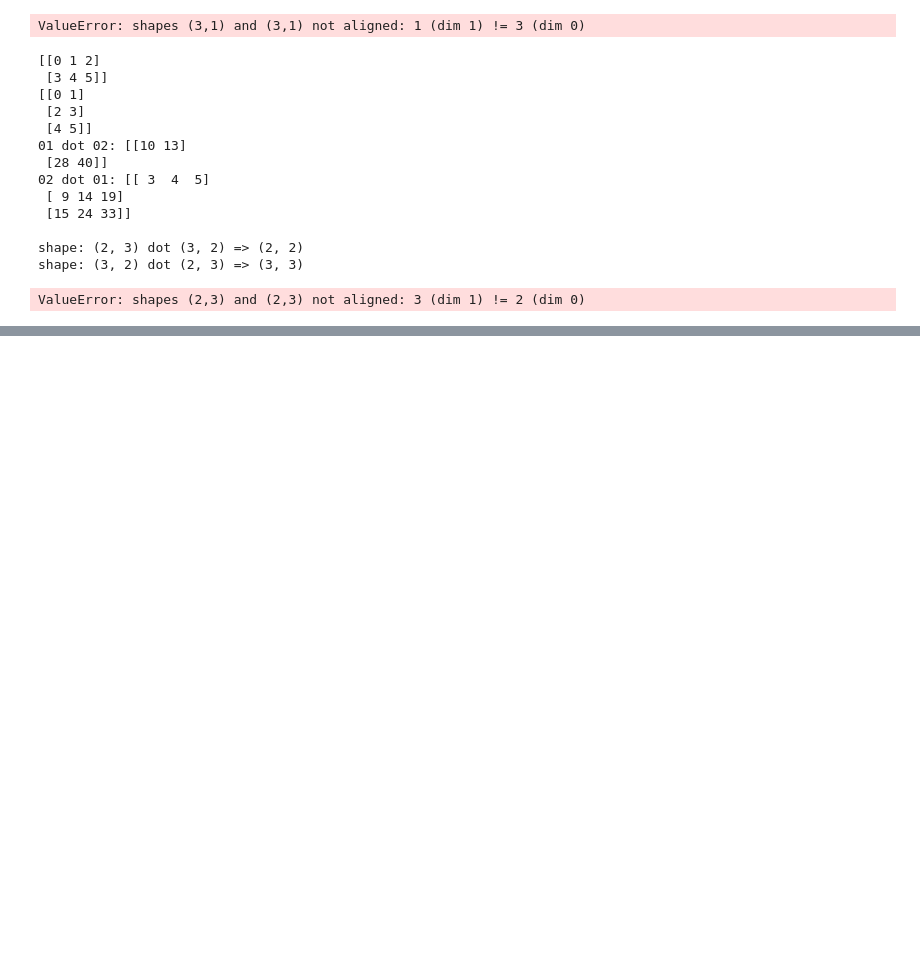
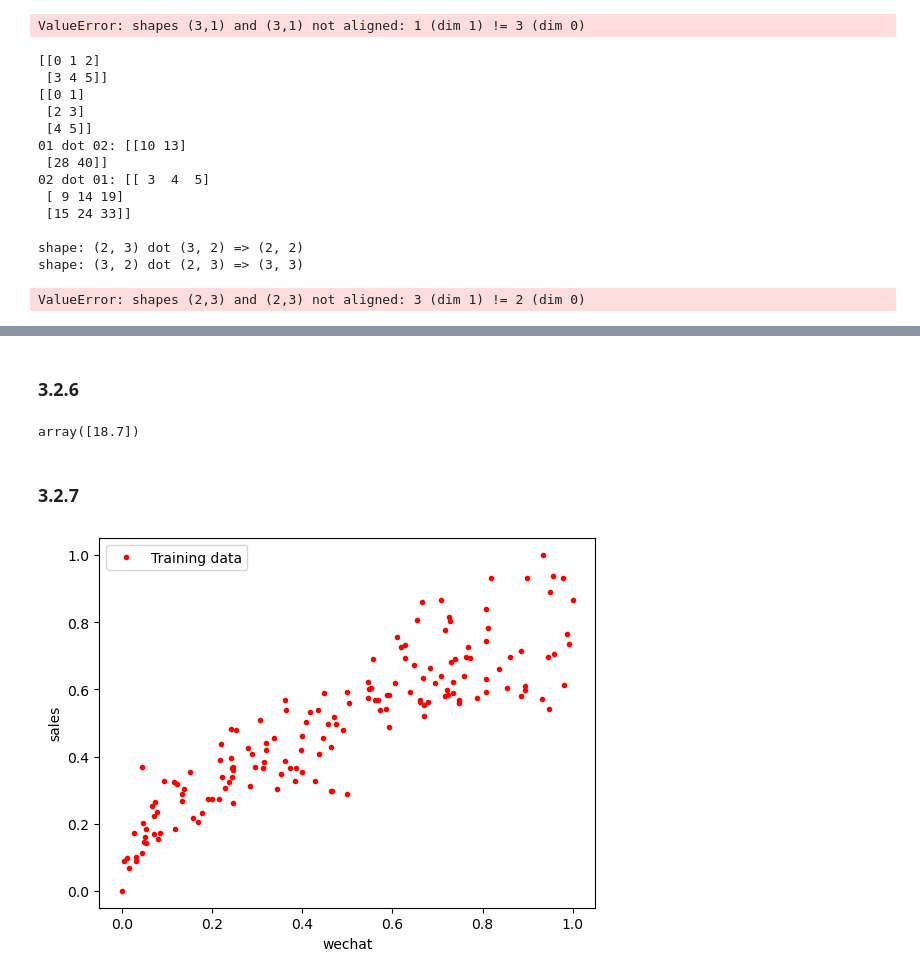
Before and after one commit to MemoryFactory/jupyter_basic, a Jupyter notebook: zero_ml.ipynb, the cells around one changed output, grey strips where cells are left out. Saved outputs shown, nothing was run; the diff lists cells and outputs as text; code cells hidden in the pictures; blank space fills up the shorter version.

```diff
--- a/zero_ml.ipynb
+++ b/zero_ml.ipynb
@@ -448,0 +490,6 @@ ValueError: shapes (2,3) and (2,3) not aligned: 3 (dim 1) != 2 (dim 0)
+# %%
+X = np.array(df_ads.wechat)
+y = np.array(df_ads.sales)
+print('X ndim:',X.ndim)
+print('X shape:',X.shape)
+print('X contents:',X)
@@ -448,0 +514,6 @@ ValueError: shapes (2,3) and (2,3) not aligned: 3 (dim 1) != 2 (dim 0)
+# %%
+X = X.reshape((len(X),1))
+y = y.reshape((len(y),1))
+print('X ndim:',X.ndim)
+print('X shape:',X.shape)
+print('X contents:',X)
@@ -448,0 +560,41 @@ ValueError: shapes (2,3) and (2,3) not aligned: 3 (dim 1) != 2 (dim 0)
+# %% [markdown]
+### 3.2.6
+# %%
+# Train 80%, Test 20%
+from sklearn.model_selection import train_test_split
+
+X_train, X_test, y_train, y_test = train_test_split(X, y, test_size=0.2, random_state=0)
+
+###
+type(X_train)
+X_train.min(axis=0)
+# %% [output]
+array([18.7])
+# %% [markdown]
+### 3.2.7
+# %%
+def scaler(train, test):
+    min = train.min(axis=0)
+    max = train.max(axis=0)
+    gap = max-min
+
+    train -= min
+    train /= gap
+    test -= min
+    test /= gap
+    return train,test
+
+###
+# x_norm = (x_data - np.min(x_data)) / (np.max(x_data) - np.min(x_data)).values
+###
+# %%
+X_train, X_test = scaler(X_train, X_test)
+y_train, y_test = scaler(y_train, y_test)
+
+plt.plot(X_train, y_train, 'r.', label='Training data')
+plt.xlabel('wechat')
+plt.ylabel('sales')
+plt.legend()
+plt.show()
+# %% [output]
+[figure, added]
```
Also changed, not shown: parts of 11 cells of this notebook.
